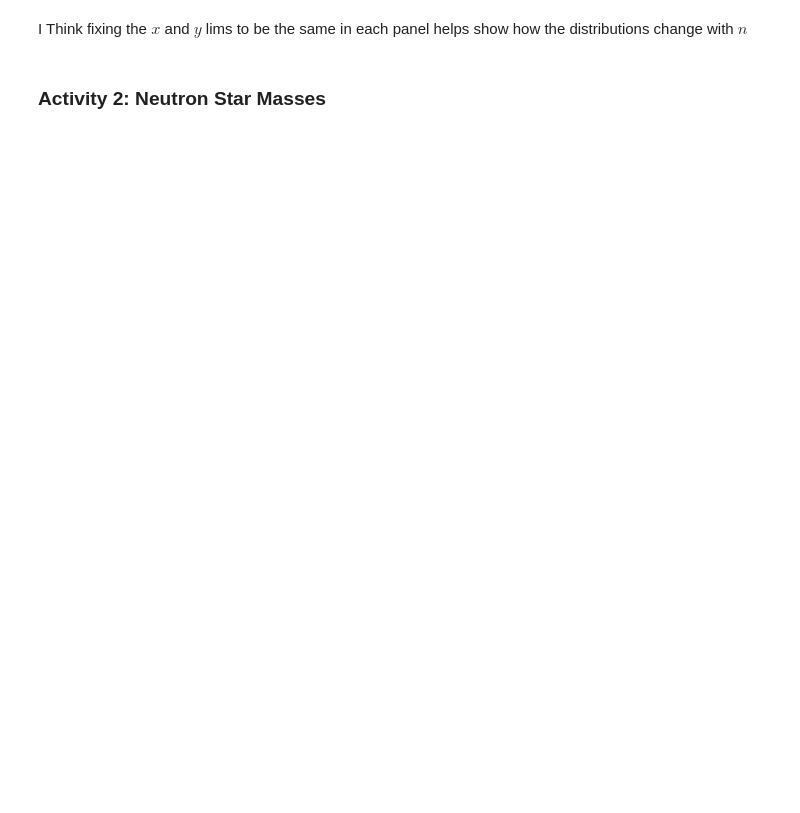
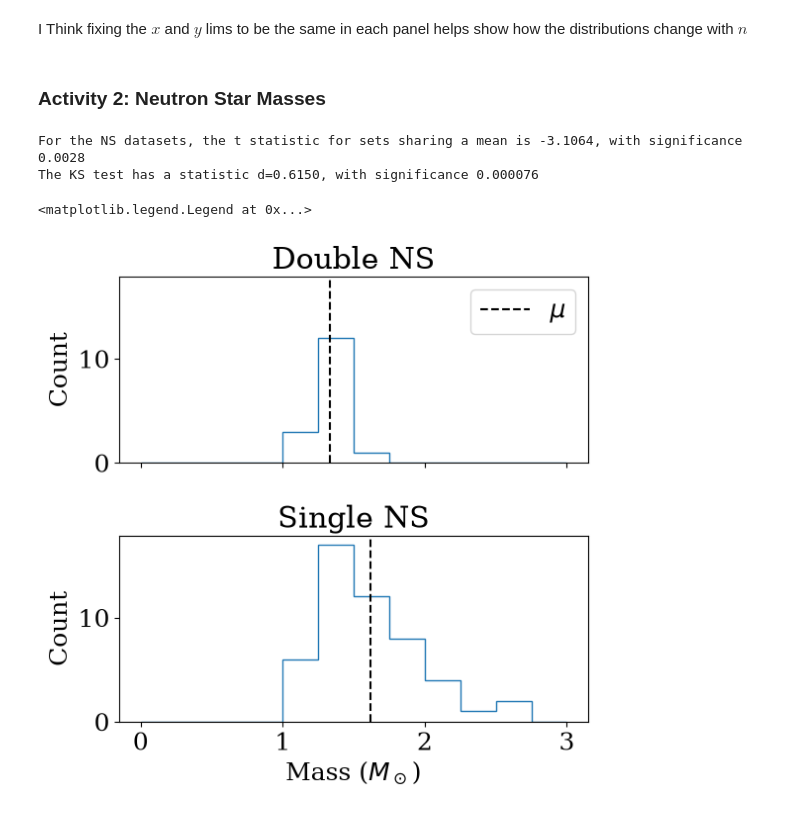
Before and after one commit to bray217/CAS_Stats_course_Sep_25, a Jupyter notebook: TO_CHANGE_Jupyter_notebooks/Final_Activities_Brayden_Leicester.ipynb, the cells around one changed output. Saved outputs shown, nothing was run; the diff lists cells and outputs as text; code cells hidden in the pictures; blank space fills up the shorter version.

```diff
--- a/TO_CHANGE_Jupyter_notebooks/Final_Activities_Brayden_Leicester.ipynb
+++ b/TO_CHANGE_Jupyter_notebooks/Final_Activities_Brayden_Leicester.ipynb
@@ -69,3 +69,32 @@ array([[<Axes: ylabel='$P(\\mu)$'>, <Axes: >, <Axes: >],
 I Think fixing the $x$ and $y$ lims to be the same in each panel helps show how the distributions change with $n$
 # %% [markdown]
 ### Activity 2: Neutron Star Masses
+# %%
+doub_ns = np.loadtxt("../Datasets/ns_masses1.dat")
+
+sing_ns = np.loadtxt("../Datasets/ns_masses2.dat")
+
+ns_means_t, ns_means_p = stats.ttest_ind(doub_ns, sing_ns)
+print(f"For the NS datasets, the t statistic for sets sharing a mean is {ns_means_t:.4f}, with significance {ns_means_p:.4f}")
+
+ns_ks_d, ns_ks_p = stats.ks_2samp(doub_ns, sing_ns)
+print(f"The KS test has a statistic d={ns_ks_d:.4f}, with significance {ns_ks_p:.6f}")
+
+
+fig, ax  = plt.subplots(2,figsize=(6,6), sharex=True, sharey=True)
+
+bins = np.linspace(0,3,13)
+
+ax[0].stairs(*np.histogram(doub_ns,bins))
+ax[0].axvline(doub_ns.mean(), c="k", ls="--", label="$\mu$")
+ax[0].set(title="Double NS", ylabel="Count")
+ax[1].stairs(*np.histogram(sing_ns,bins))
+ax[1].axvline(sing_ns.mean(), c="k", ls="--")
+ax[1].set(title="Single NS", xlabel = "Mass ($M_\odot$)",ylabel="Count")
+
+ax[0].legend()
+# %% [output]
+For the NS datasets, the t statistic for sets sharing a mean is -3.1064, with significance 0.0028
+The KS test has a statistic d=0.6150, with significance 0.000076
+<matplotlib.legend.Legend at 0x...>
+[figure, added]
```
Also changed, not shown: parts of 2 cells of this notebook, 1 other file.
